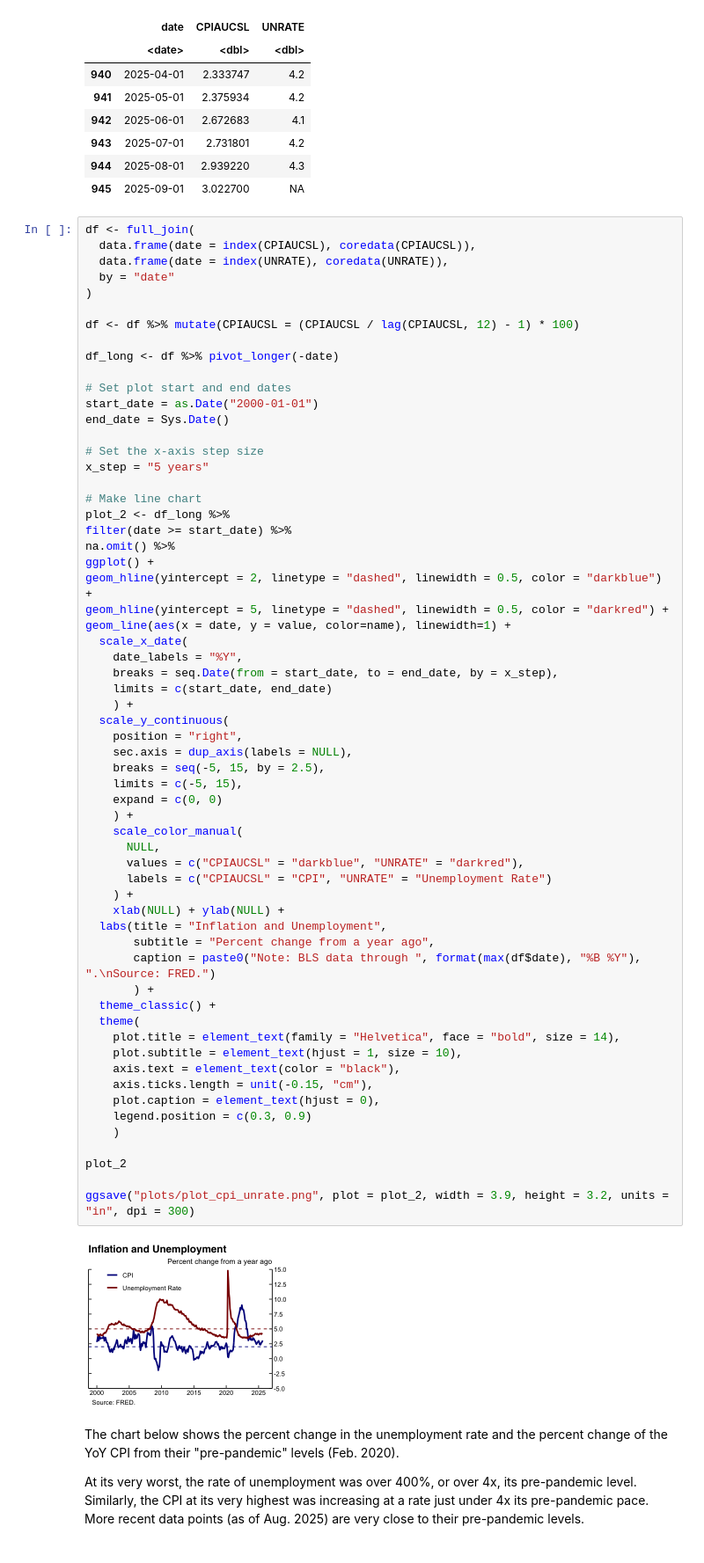
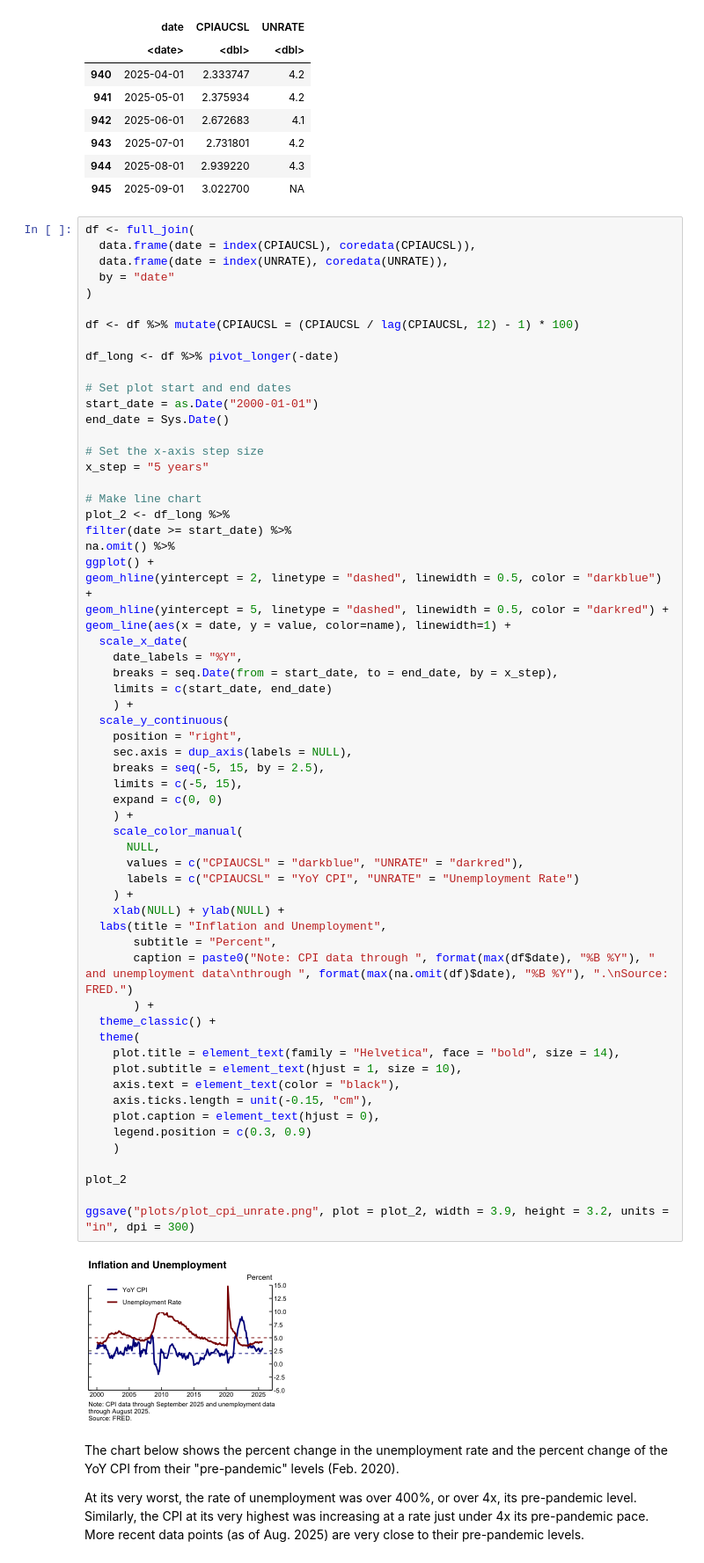
Before and after one commit to maha4028/economic-charting, a Jupyter notebook: generate_plots.ipynb, the cells around one changed output. Shown at 88% size. Cells and saved outputs as stored; diff of their text form.

Commit message:
footnote plot 2

```diff
--- a/generate_plots.ipynb
+++ b/generate_plots.ipynb
@@ -133,37 +133,37 @@ geom_line(aes(x = date, y = value, color=name), linewidth=1) +
     limits = c(start_date, end_date)
     ) +
   scale_y_continuous(
     position = "right",
     sec.axis = dup_axis(labels = NULL),
     breaks = seq(-5, 15, by = 2.5),
     limits = c(-5, 15),
     expand = c(0, 0)
     ) +
     scale_color_manual(
       NULL,
       values = c("CPIAUCSL" = "darkblue", "UNRATE" = "darkred"),
-      labels = c("CPIAUCSL" = "CPI", "UNRATE" = "Unemployment Rate")
+      labels = c("CPIAUCSL" = "YoY CPI", "UNRATE" = "Unemployment Rate")
     ) +
     xlab(NULL) + ylab(NULL) +
   labs(title = "Inflation and Unemployment",
-       subtitle = "Percent change from a year ago",
-       caption = paste0("Note: BLS data through ", format(max(df$date), "%B %Y"), ".\nSource: FRED.")
+       subtitle = "Percent",
+       caption = paste0("Note: CPI data through ", format(max(df$date), "%B %Y"), " and unemployment data\nthrough ", format(max(na.omit(df)$date), "%B %Y"), ".\nSource: FRED.")
        ) +
   theme_classic() +
   theme(
     plot.title = element_text(family = "Helvetica", face = "bold", size = 14),
     plot.subtitle = element_text(hjust = 1, size = 10),
     axis.text = element_text(color = "black"),
     axis.ticks.length = unit(-0.15, "cm"),
     plot.caption = element_text(hjust = 0),
     legend.position = c(0.3, 0.9)
     )
 
 plot_2
 
 ggsave("plots/plot_cpi_unrate.png", plot = plot_2, width = 3.9, height = 3.2, units = "in", dpi = 300)
 # %% [output]
-[figure, old version]
+[figure, new version]
 # %% [markdown]
 The chart below shows the percent change in the unemployment rate and the percent change of the YoY CPI from their "pre-pandemic" levels (Feb. 2020).
 
```
Also changed, not shown: 2 other files.
